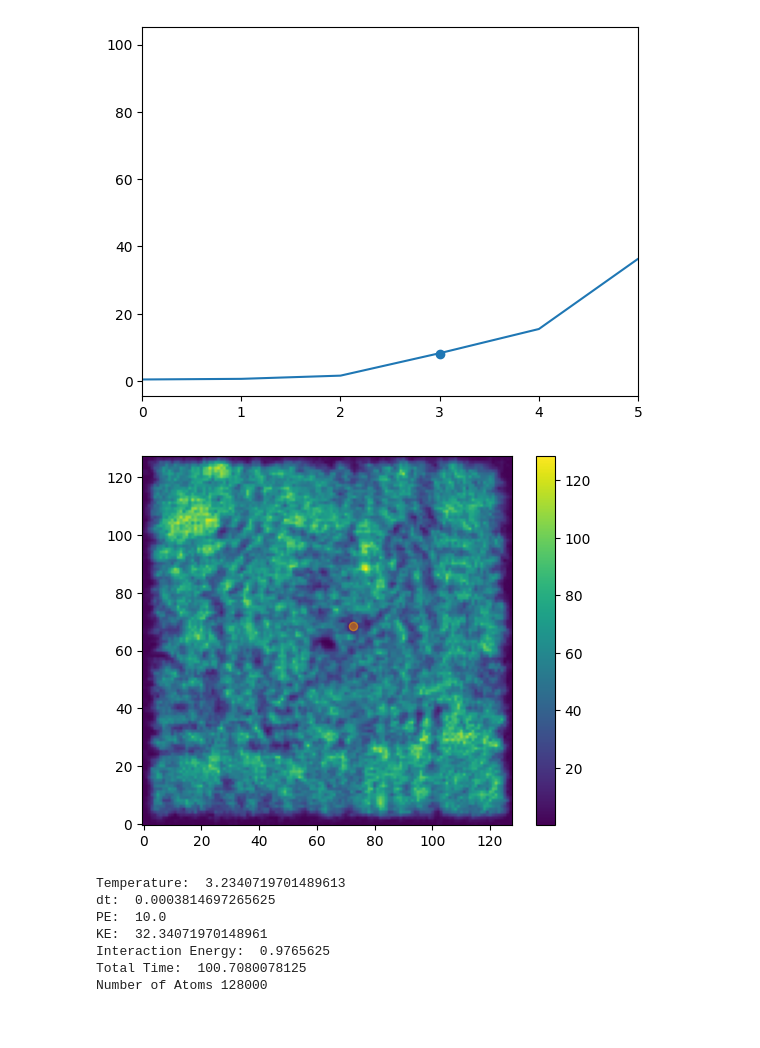
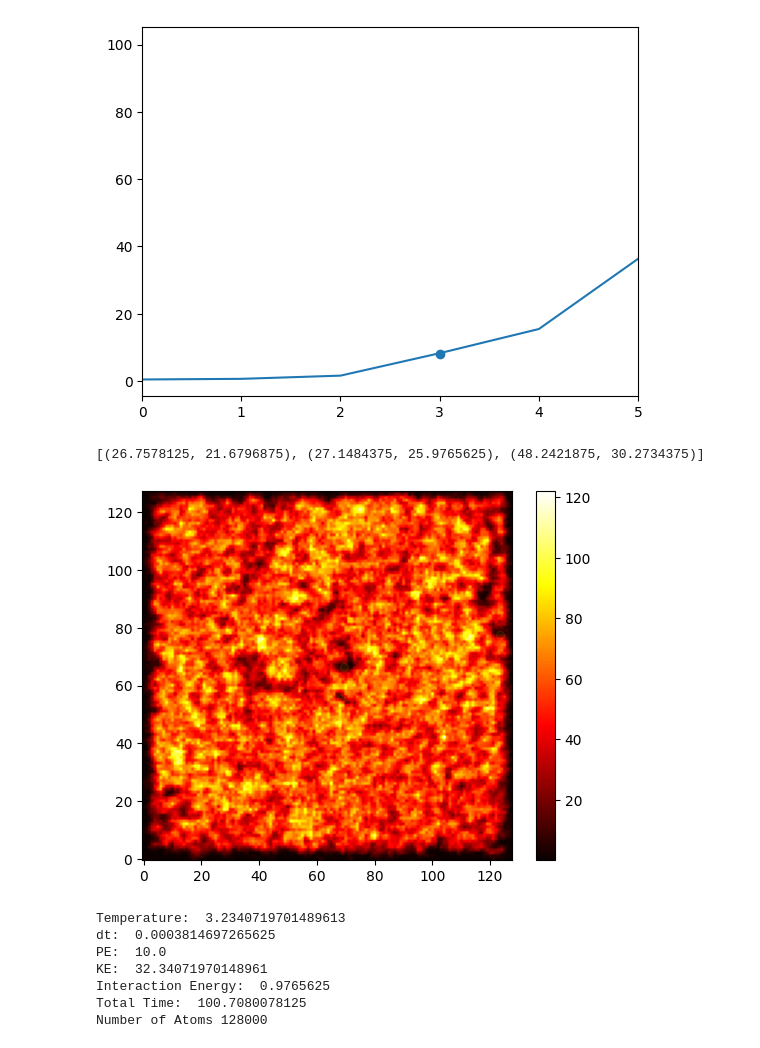
Before and after one commit to easuit24/BECs2, a Jupyter notebook: vortexnumericstest.ipynb, the cells around one changed output. Cells and saved outputs as stored; diff of their text form; code cells hidden in the pictures.

Commit message:
vortex tracking boundaries solved, parameter fixes for box

```diff
--- a/vortexnumericstest.ipynb
+++ b/vortexnumericstest.ipynb
@@ -65,18 +65,18 @@ def detect_vortices(psi, dx, L):
             winding_number = np.sum(dphi) / (2 * np.pi)
 
             psi_dens = np.abs(psi)**2
-            threshold = 1
-            if np.abs(winding_number) > 0.9:  # threshold to count as a vortex
+            threshold = 0
+            if np.abs(winding_number) > 0.9 and np.min([psi_dens[i,j], psi_dens[i,j+1], psi_dens[i+1,j], psi_dens[i+1,j+1]]) > threshold:  # threshold to count as a vortex
                 #  and -np.abs(psi[i,j]) > -5 and np.min([psi_dens[i,j], psi_dens[i,j+1], psi_dens[i+1,j], psi_dens[i+1,j+1]]) > threshold
                 # Estimate vortex center (you can interpolate better later)
-                print([psi_dens[i,j], psi_dens[i,j+1], psi_dens[i+1,j], psi_dens[i+1,j+1]])
-                print(i)
-                print(j)
+                # print([psi_dens[i,j], psi_dens[i,j+1], psi_dens[i+1,j], psi_dens[i+1,j+1]])
+                # print(i)
+                # print(j)
 
                 x = j + 0.5
                 y = i + 0.5
-                print(x)
-                print(y)
+                # print(x)
+                # print(y)
                 if x*dx > 7*dx/2 and y*dx > 7*dx/2 and x*dx < L-7*dx/2 and y*dx < L-7*dx/2:
                     vortex_positions.append((x * dx, y * dx))
 
@@ -85,0 +145,14 @@ def detect_vortices(psi, dx, L):
+# %%
+prev_pos = None
+vortex_positions = []
+for i in range(len(g.snaps)):
+    vortex_pos = detect_vortices(g.snaps[i], g.dx, g.L, prev_pos)
+    prev_pos = vortex_pos
+    if i == 148:
+        print(vortex_pos)
+    vortex_positions.append(np.array([vortex_pos[0][0], vortex_pos[0][1], vortex_pos[1][0], vortex_pos[1][1]]))
+    if i%50 ==0:
+        print(vortex_pos)
+vortex_positions = np.array(vortex_positions)
+
+## how to resolve the fact that in some occassions its catching multiple vortices in the same spot?
@@ -95,7 +208,7 @@ plt.hlines(2.5, 0, 250)
 [figure]
 # %%
 # test out the tracking feature
-snap = 60
+snap = 0
 
 vortex_pos = detect_vortices(g.snaps[snap], g.dx, g.L)
 print(np.shape(vortex_pos))
@@ -130,24 +238,28 @@ plt.xlim(0,5)
 8.274881
 (0.0, 5.0)
 [figure]
+# %%
+print(vortex_pos)
+# %% [output]
+[(26.7578125, 21.6796875), (27.1484375, 25.9765625), (48.2421875, 30.2734375)]
 # %%
 psi = np.abs(g.snaps[snap][int(g.L/2/g.dx):int(3*g.L/2/g.dx), int(g.L/2/g.dx):int(3*g.L/2/g.dx)])**2
 
 plt.figure()
-plt.imshow(psi, origin = 'lower')
+plt.imshow(psi, origin = 'lower', cmap = plt.cm.hot)
 plt.colorbar()
 for i in range(len(vortex_pos)):
     #if vortex_pos[i][0] != g.dx/2 and vortex_pos[i][1] != g.dx/2 and vortex_pos[i][0] != g.L-3*g.dx/2 and vortex_pos[i][1] != g.L-3*g.dx/2:
     # if vortex_pos[i][0] > 7*g.dx/2 and vortex_pos[i][1] > 7*g.dx/2 and vortex_pos[i][0] < g.L-7*g.dx/2 and vortex_pos[i][1] < g.L-7*g.dx/2:
     #     plt.scatter(vortex_pos[i][0]/g.dx, vortex_pos[i][1]/g.dx, alpha = 1, color = 'red')
-    plt.scatter(vortex_pos[i][0]/g.dx, vortex_pos[i][1]/g.dx, alpha = 0.5, color = 'orange')
+    plt.scatter(vortex_pos[i][0]/g.dx, vortex_pos[i][1]/g.dx, alpha = 0.1, color = 'orange')
 
 #plt.scatter(2/g.dx, 21/g.dx, color = 'red')
-# plt.ylim(115, 120)
-# plt.xlim(0,5)
+# plt.ylim(22/g.dx, 28/g.dx)
+# plt.xlim(25/g.dx, 29/g.dx)
 plt.show()
 # %% [output]
-[figure, old version]
+[figure, new version]
 # %%
 ## Figure out what dt is relative to T, kmax, and V
 # %%
```
Also changed, not shown: parts of 7 cells of this notebook, 3 other files.
